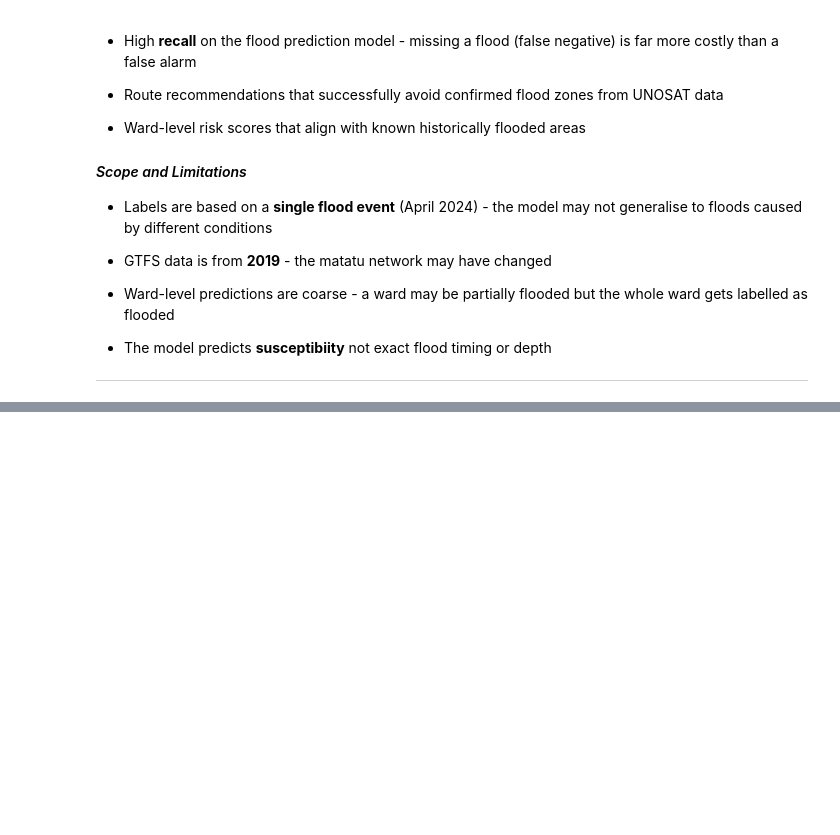
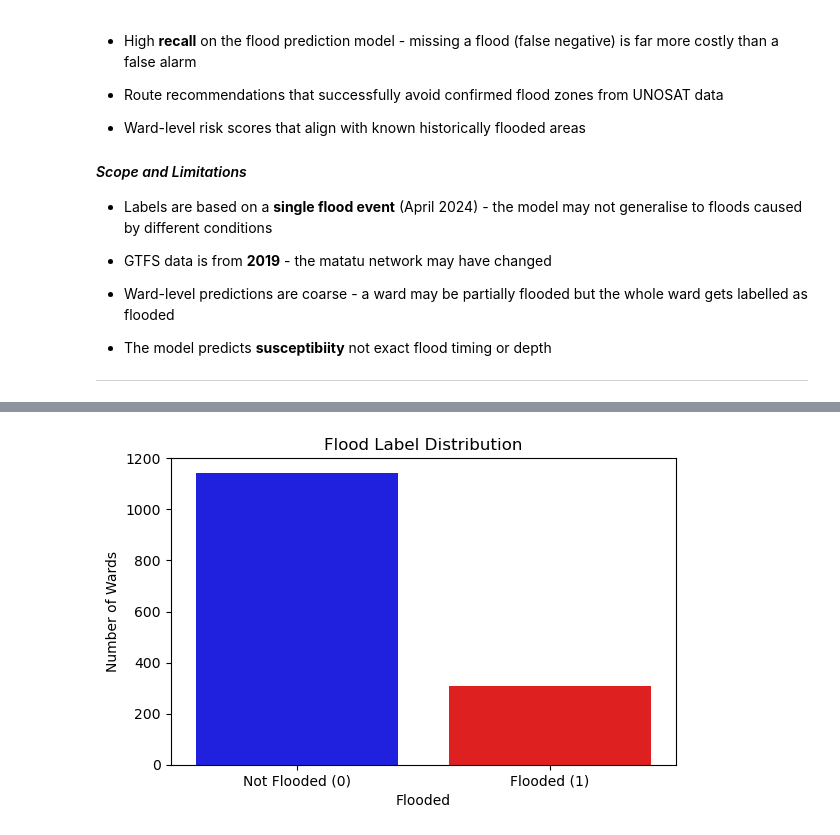
Before and after one commit to NgundoMuithya/Nairobi_Flood_Guard_AI, a Jupyter notebook: notebook.ipynb, the cells around one changed output, grey strips where cells are left out. Saved outputs shown, nothing was run; the diff lists cells and outputs as text; code cells hidden in the pictures; blank space fills up the shorter version.

Commit message:
Complete Data Understanding

```diff
--- a/notebook.ipynb
+++ b/notebook.ipynb
@@ -127,0 +185,4 @@ df.head()
+# %%
+# Create a derived feature elevation range
+df['elevation_range_m'] = df['elevation_max_m'] - df['elevation_min_m']
+df.info()
@@ -127,0 +222,20 @@ df.head()
+# %%
+# Visualize class imbalance
+fig, ax = plt.subplots(figsize=(6, 4))
+sns.countplot(
+    x='flooded',
+    data=df,
+    hue='flooded',
+    palette={0: '#0000FF', 1: '#FF0000'},
+    legend=False,
+    ax=ax
+)
+ax.set_title('Flood Label Distribution')
+ax.set_xlabel('Flooded')
+ax.set_ylabel('Number of Wards')
+ax.set_xticks([0, 1])
+ax.set_xticklabels(['Not Flooded (0)', 'Flooded (1)'])
+plt.tight_layout()
+plt.show()
+# %% [output]
+[figure, added]
```
Also changed, not shown: parts of 12 cells of this notebook.
